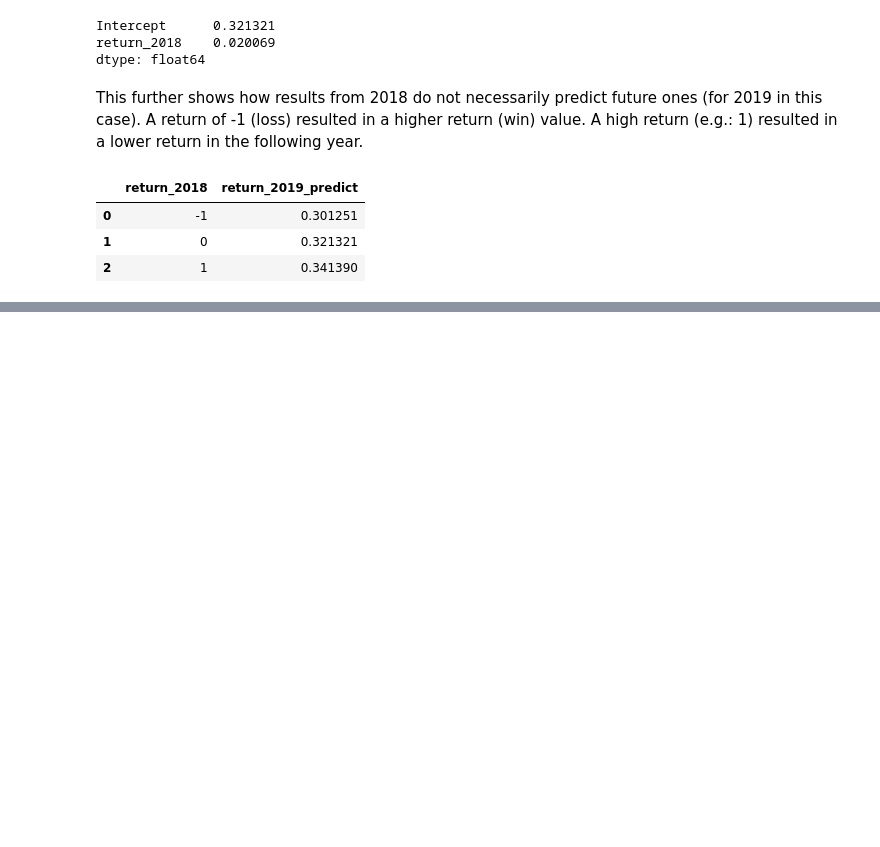
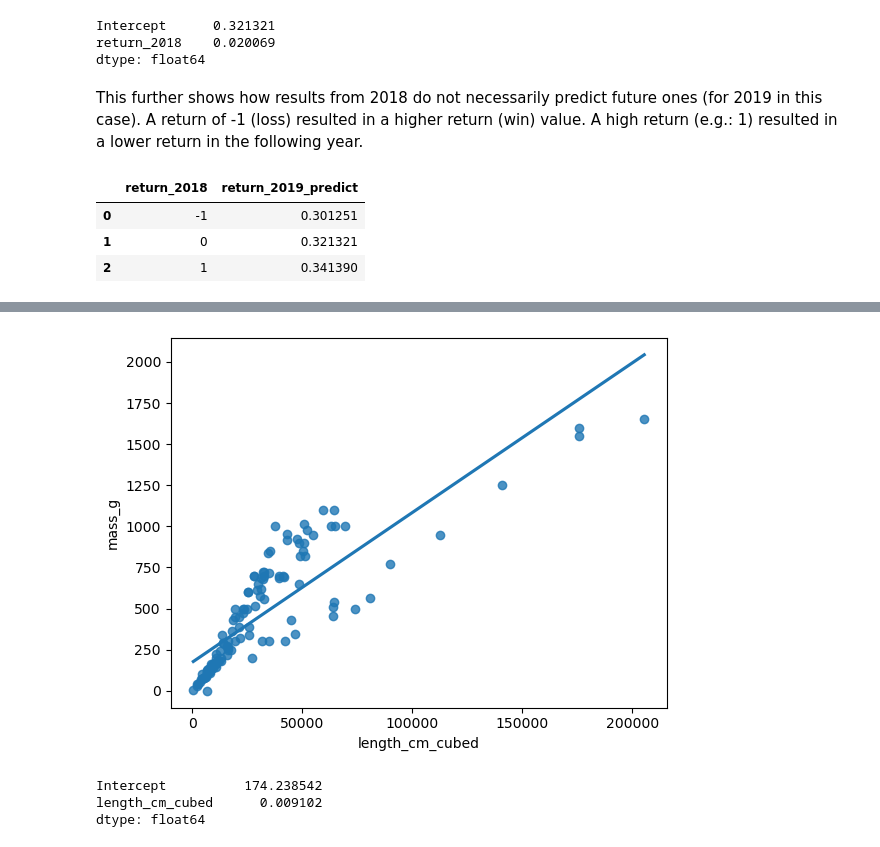
Before and after one commit to drksz/Learning-ML, a Jupyter notebook: RegressionIntro.ipynb, the cells around one changed output, grey strips where cells are left out. Cells and saved outputs as stored; diff of their text form; code cells hidden in the pictures; blank space fills up the shorter version.

```diff
--- a/RegressionIntro.ipynb
+++ b/RegressionIntro.ipynb
@@ -375,0 +440,21 @@ df_predict
+# %%
+fish['length_cm_cubed'] = fish['length_cm'] ** 3
+
+sns.regplot(
+    x='length_cm_cubed',
+    y='mass_g',
+    data=fish,
+    ci=None
+)
+
+plt.show()
+# %% [output]
+[figure, added]
+# %%
+# Model fitting
+mdl_length_vs_mass = ols('mass_g ~ length_cm_cubed', data=fish).fit()
+print(mdl_length_vs_mass.params)
+# %% [output]
+Intercept          174.238542
+length_cm_cubed      0.009102
+dtype: float64
```
Also changed, not shown: parts of 11 cells of this notebook, 1 other file.
